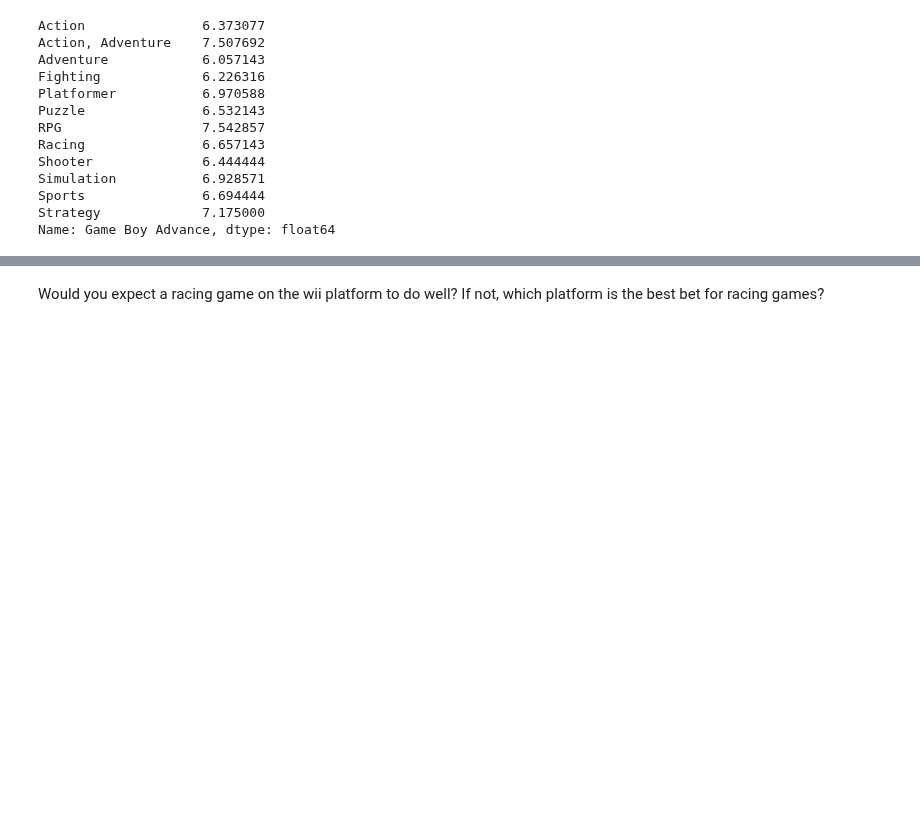
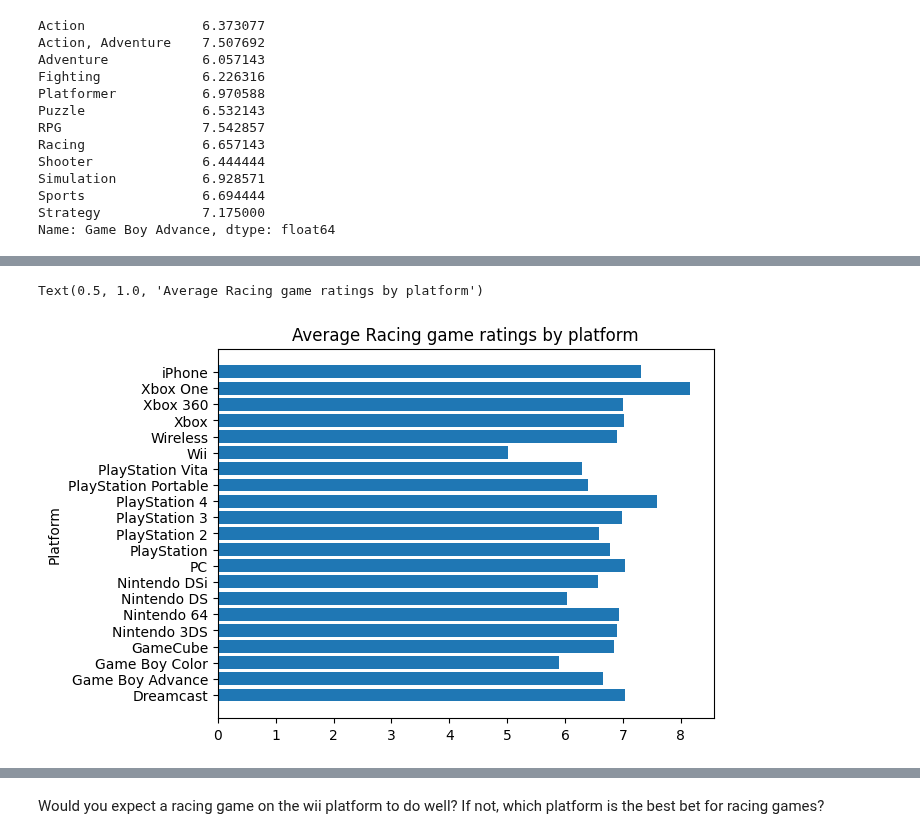
Before and after one commit to mblackstock/ds1-analytics, a Jupyter notebook: ign.ipynb, the cells around one changed output, grey strips where cells are left out. Saved outputs shown, nothing was run; the diff lists cells and outputs as text; code cells hidden in the pictures; blank space fills up the shorter version.

```diff
--- a/ign.ipynb
+++ b/ign.ipynb
@@ -294,0 +320,8 @@ Lets create a bar chart that shows the average score for racing games, for each
+# %%
+# another way to write this
+plt.barh(ign_data.index, ign_data["Racing"])
+plt.ylabel("Platform")
+plt.title("Average Racing game ratings by platform")
+# %% [output]
+Text(0.5, 1.0, 'Average Racing game ratings by platform')
+[figure, added]
```
Also changed, not shown: parts of 28 cells of this notebook.
